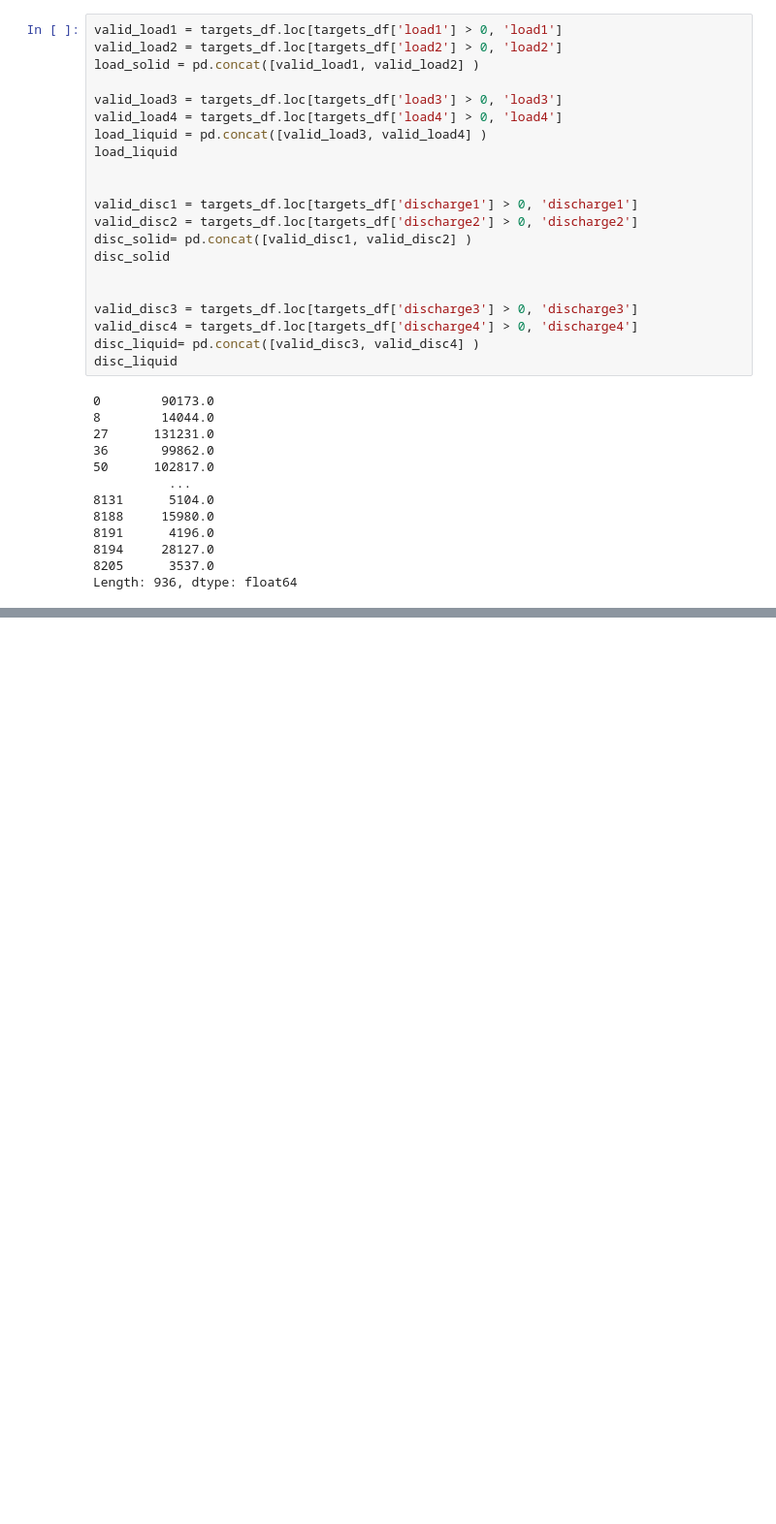
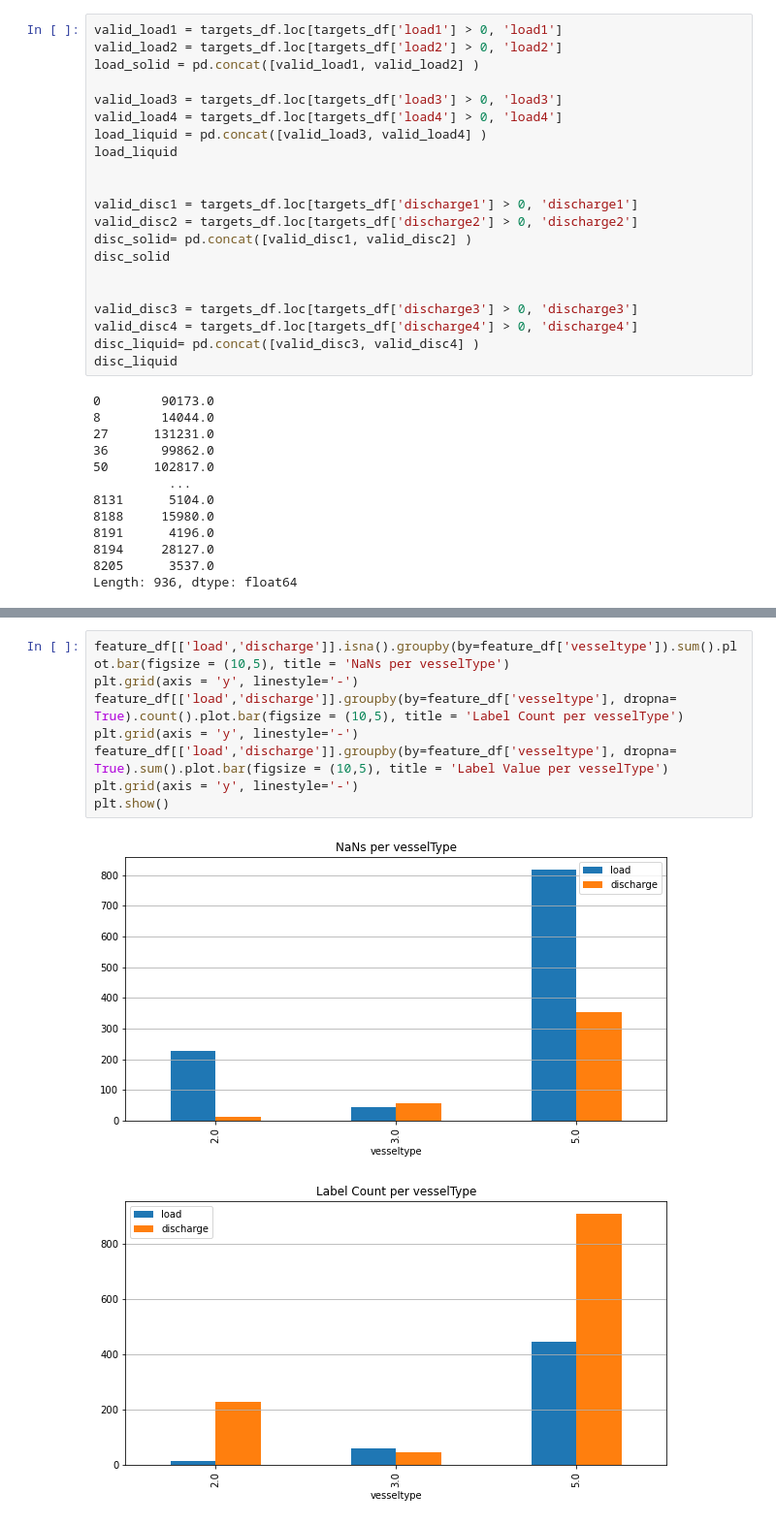
Before and after one commit to Kamal-Eldin/Logistics_transshipment, a Jupyter notebook: Quinyx.ipynb, the cells around one changed output, grey strips where cells are left out. Shown: that part at 97% size. Saved outputs shown, nothing was run; the diff lists cells and outputs as text; blank space fills up the shorter version.

```diff
--- a/Quinyx.ipynb
+++ b/Quinyx.ipynb
@@ -185,0 +290,11 @@ A load model and a discharge model
+# %%
+feature_df[['load','discharge']].isna().groupby(by=feature_df['vesseltype']).sum().plot.bar(figsize = (10,5), title = 'NaNs per vesselType')
+plt.grid(axis = 'y', linestyle='-')
+feature_df[['load','discharge']].groupby(by=feature_df['vesseltype'], dropna= True).count().plot.bar(figsize = (10,5), title = 'Label Count per vesselType')
+plt.grid(axis = 'y', linestyle='-')
+feature_df[['load','discharge']].groupby(by=feature_df['vesseltype'], dropna= True).sum().plot.bar(figsize = (10,5), title = 'Label Value per vesselType')
+plt.grid(axis = 'y', linestyle='-')
+plt.show()
+# %% [output]
+[figure, added]
+[figure, added]
```
Also changed, not shown: parts of 73 cells of this notebook, 12 other files.
